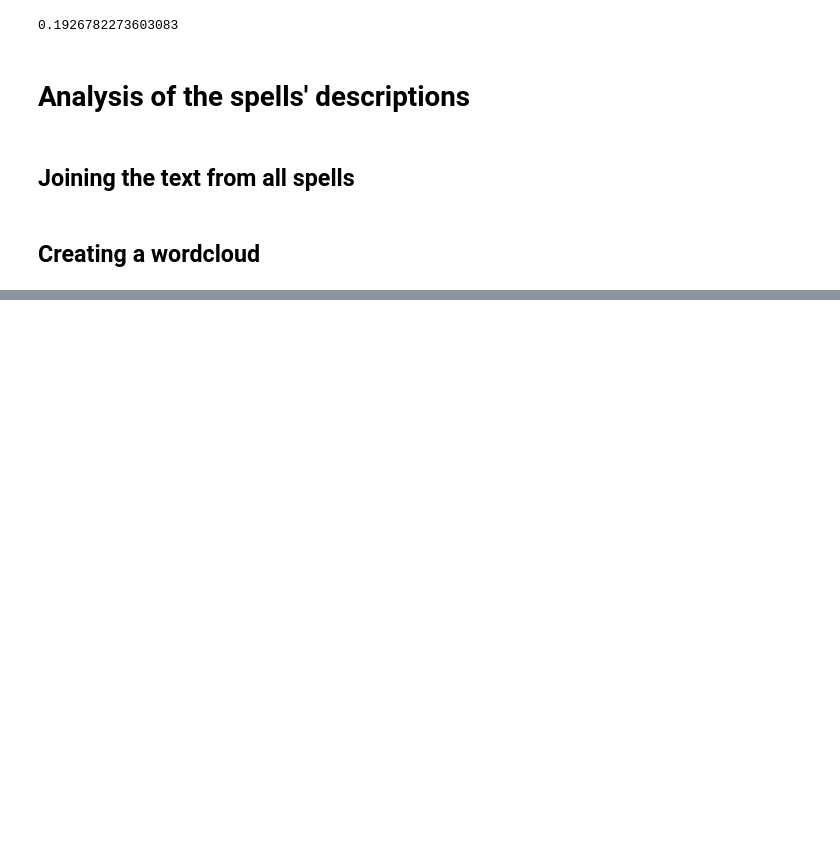
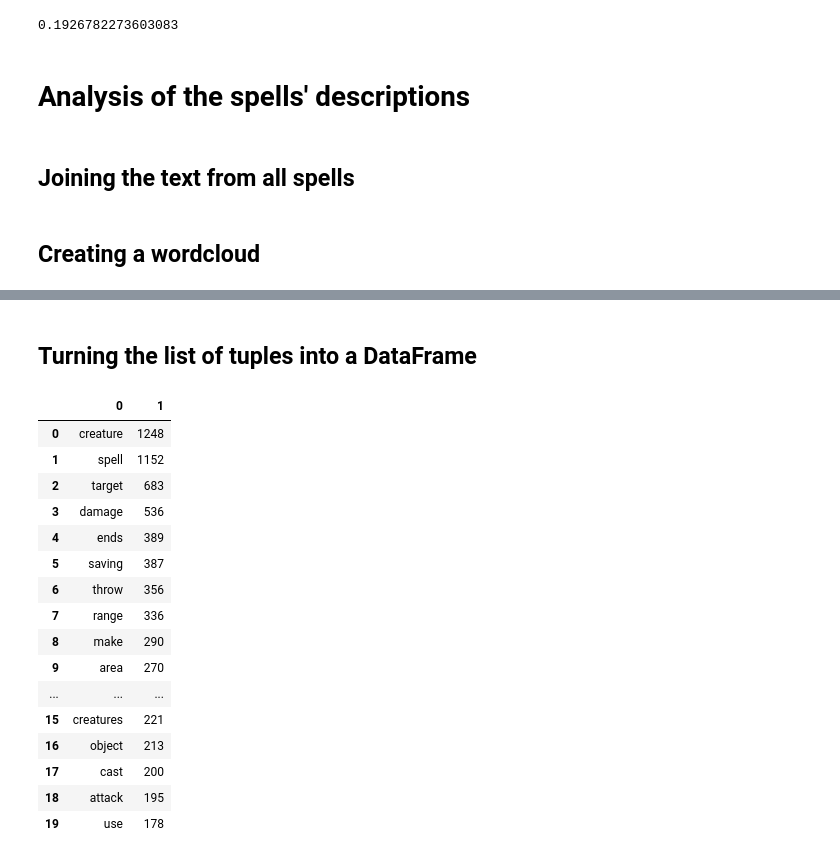
Before and after one commit to TheDataRogue/dnd-5e-spells, a Jupyter notebook: analysis/spells_analysis.ipynb, the cells around one changed output, grey strips where cells are left out. Saved outputs shown, nothing was run; the diff lists cells and outputs as text; code cells hidden in the pictures; blank space fills up the shorter version.

```diff
--- a/analysis/spells_analysis.ipynb
+++ b/analysis/spells_analysis.ipynb
@@ -1817,0 +2446,6 @@ plt.show()
+# %%
+additional_stopwords = ['must','within','one','foot','feet','DM',
+                        'takes','take','much','save','DC','.','wo',
+                        "n't",',',"'s","(",")",'ca',';',':']
+
+spells_stopwords = set(list(stop_words)+additional_stopwords)
@@ -1817,0 +2515,23 @@ plt.show()
+# %% [markdown]
+## Turning the list of tuples into a DataFrame
+# %%
+words_data = pd.DataFrame(most_common)
+words_data
+# %% [output]
+|  | 0 | 1 |
+| 0 | creature | 1248 |
+| 1 | spell | 1152 |
+| 2 | target | 683 |
+| 3 | damage | 536 |
+| 4 | ends | 389 |
+| 5 | saving | 387 |
+| 6 | throw | 356 |
+| 7 | range | 336 |
+| 8 | make | 290 |
+| 9 | area | 270 |
+| ... | ... | ... |
+| 15 | creatures | 221 |
+| 16 | object | 213 |
+| 17 | cast | 200 |
+| 18 | attack | 195 |
+| 19 | use | 178 |
```
Also changed, not shown: parts of 55 cells of this notebook, 1 other file.
